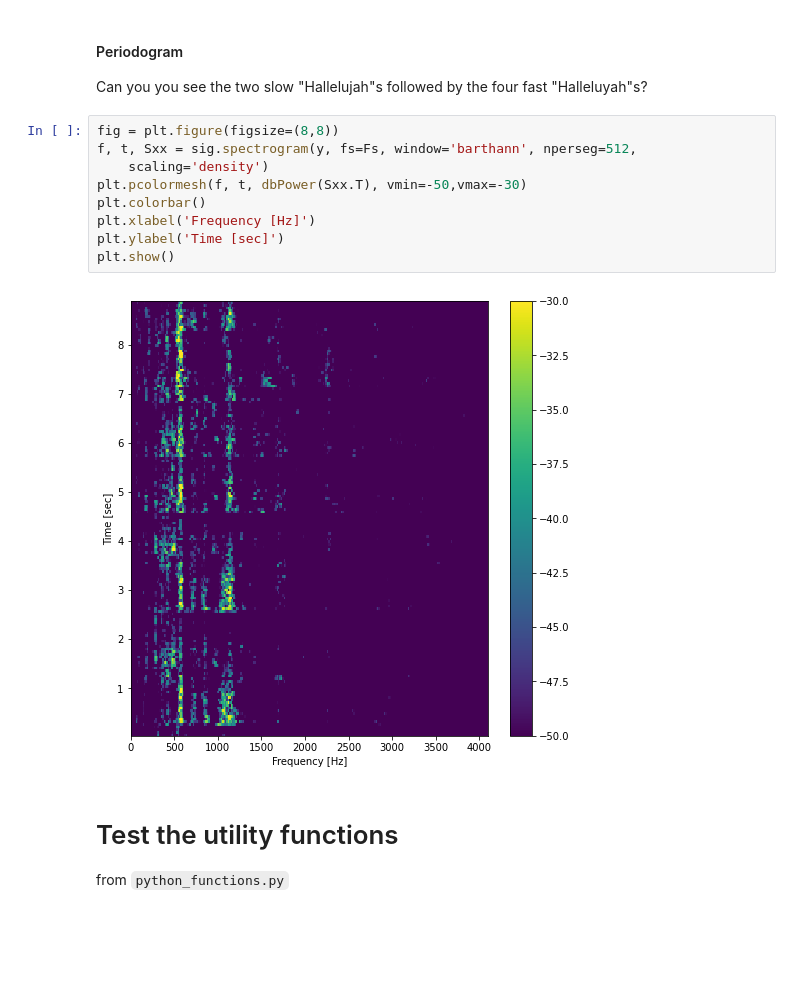
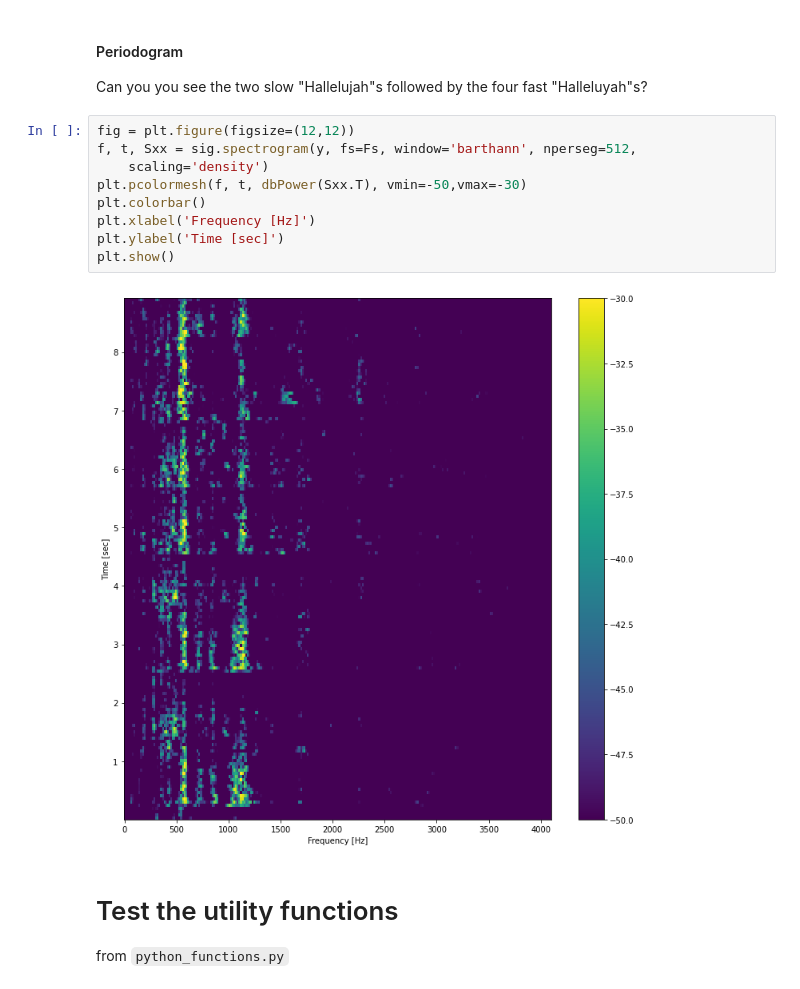
Before and after one commit to stephenbeckr/convex-optimization-class, a Jupyter notebook: Homeworks/HW10/listen_to_Handel.ipynb, the cells around one changed output. Drawn from its saved outputs; the diff is of its cells as text; blank space fills up the shorter version.

```diff
--- a/Homeworks/HW10/listen_to_Handel.ipynb
+++ b/Homeworks/HW10/listen_to_Handel.ipynb
@@ -139,16 +139,16 @@ plt.show()
 #### Periodogram
 Can you you see the two slow "Hallelujah"s followed by the four fast "Halleluyah"s?
 # %%
-fig = plt.figure(figsize=(8,8))
+fig = plt.figure(figsize=(12,12))
 f, t, Sxx = sig.spectrogram(y, fs=Fs, window='barthann', nperseg=512,
     scaling='density')
 plt.pcolormesh(f, t, dbPower(Sxx.T), vmin=-50,vmax=-30)
 plt.colorbar()
 plt.xlabel('Frequency [Hz]')
 plt.ylabel('Time [sec]')
 plt.show()
 # %% [output]
-[figure, old version]
+[figure, new version]
 # %% [markdown]
 # Test the utility functions
 from `python_functions.py`
```
Also changed, not shown: parts of 16 cells of this notebook.
